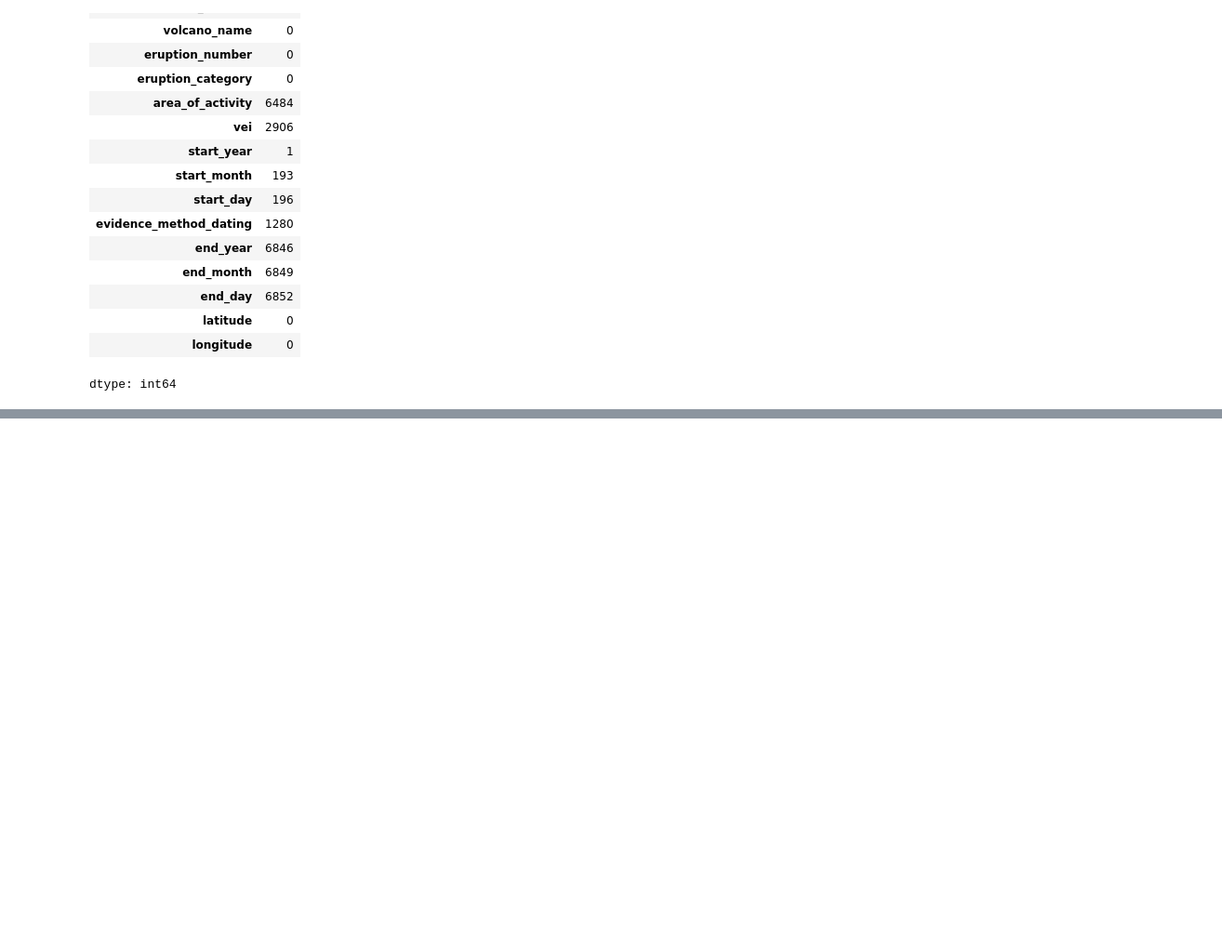
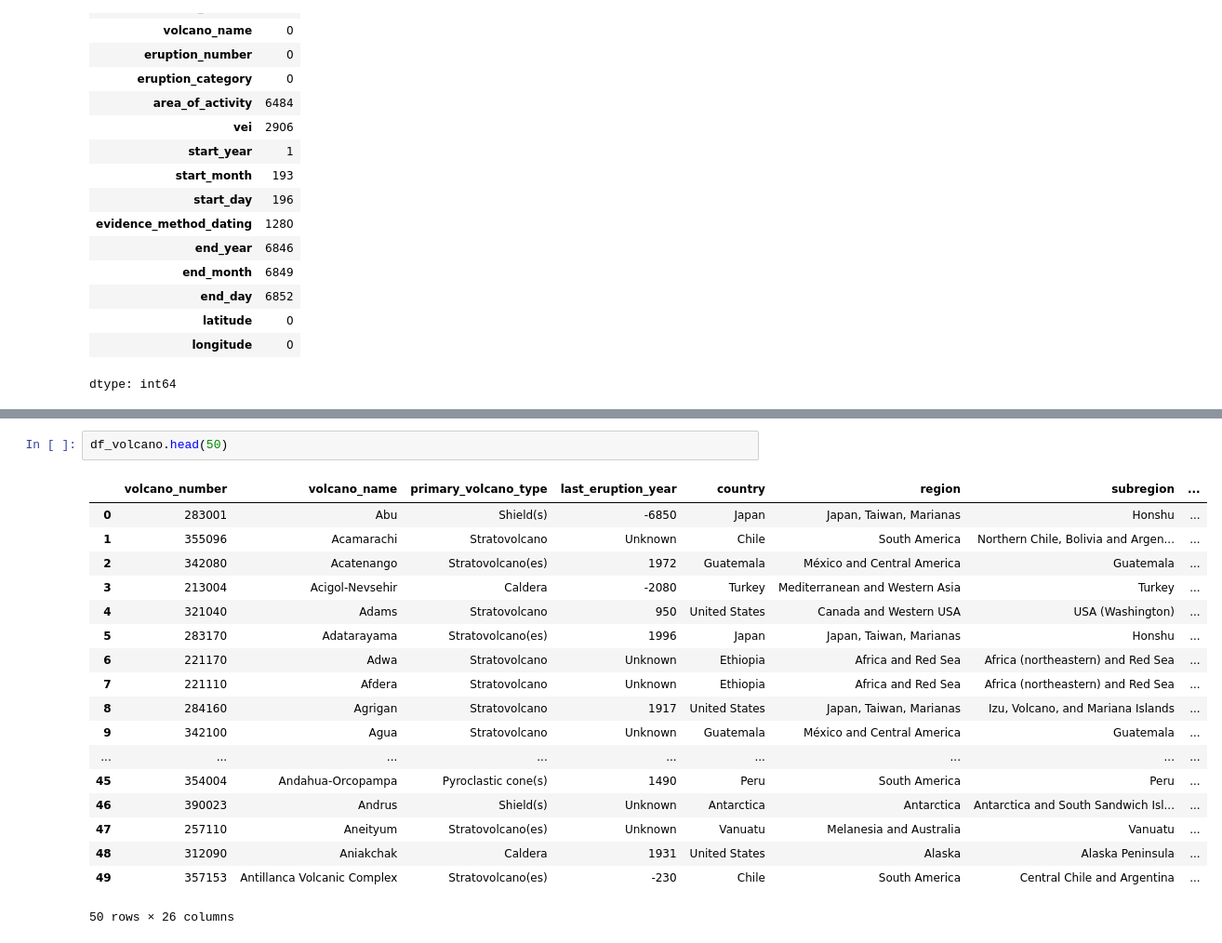
Before and after one commit to RoihansLab/Data-Mining-Project, a Jupyter notebook: Volcano_eruption.ipynb, the cells around one changed output, grey strips where cells are left out. Shown at 93% size. Cells and saved outputs as stored; diff of their text form; blank space fills up the shorter version.

```diff
--- a/Volcano_eruption.ipynb
+++ b/Volcano_eruption.ipynb
@@ -105,0 +282,21 @@ TypeError: Choicelist and default value do not have a common dtype: The DType <c
+# %%
+df_volcano.head(50)
+# %% [output]
+|  | volcano_number | volcano_name | primary_volcano_type | last_eruption_year | country | region | subregion | ... |
+| 0 | 283001 | Abu | Shield(s) | -6850 | Japan | Japan, Taiwan, Marianas | Honshu | ... |
+| 1 | 355096 | Acamarachi | Stratovolcano | Unknown | Chile | South America | Northern Chile, Bolivia and Argen... | ... |
+| 2 | 342080 | Acatenango | Stratovolcano(es) | 1972 | Guatemala | México and Central America | Guatemala | ... |
+| 3 | 213004 | Acigol-Nevsehir | Caldera | -2080 | Turkey | Mediterranean and Western Asia | Turkey | ... |
+| 4 | 321040 | Adams | Stratovolcano | 950 | United States | Canada and Western USA | USA (Washington) | ... |
+| 5 | 283170 | Adatarayama | Stratovolcano(es) | 1996 | Japan | Japan, Taiwan, Marianas | Honshu | ... |
+| 6 | 221170 | Adwa | Stratovolcano | Unknown | Ethiopia | Africa and Red Sea | Africa (northeastern) and Red Sea | ... |
+| 7 | 221110 | Afdera | Stratovolcano | Unknown | Ethiopia | Africa and Red Sea | Africa (northeastern) and Red Sea | ... |
+| 8 | 284160 | Agrigan | Stratovolcano | 1917 | United States | Japan, Taiwan, Marianas | Izu, Volcano, and Mariana Islands | ... |
+| 9 | 342100 | Agua | Stratovolcano | Unknown | Guatemala | México and Central America | Guatemala | ... |
+| ... | ... | ... | ... | ... | ... | ... | ... | ... |
+| 45 | 354004 | Andahua-Orcopampa | Pyroclastic cone(s) | 1490 | Peru | South America | Peru | ... |
+| 46 | 390023 | Andrus | Shield(s) | Unknown | Antarctica | Antarctica | Antarctica and South Sandwich Isl... | ... |
+| 47 | 257110 | Aneityum | Stratovolcano(es) | Unknown | Vanuatu | Melanesia and Australia | Vanuatu | ... |
+| 48 | 312090 | Aniakchak | Caldera | 1931 | United States | Alaska | Alaska Peninsula | ... |
+| 49 | 357153 | Antillanca Volcanic Complex | Stratovolcano(es) | -230 | Chile | South America | Central Chile and Argentina | ... |
+50 rows × 26 columns
```
Also changed, not shown: parts of 15 cells of this notebook.
